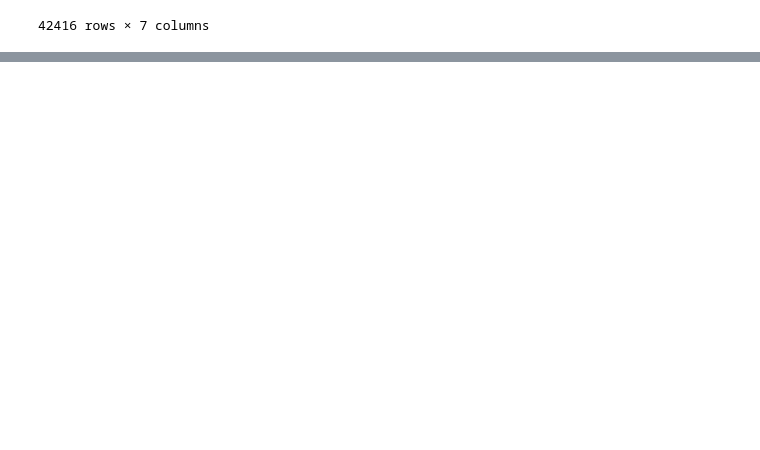
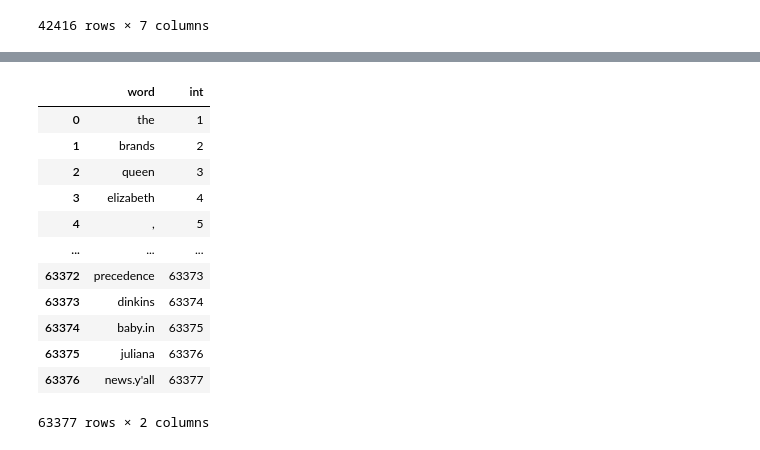
Before and after one commit to nabang1010/NRMS_nabang1010, a Jupyter notebook: data_preprocess_nabang1010.ipynb, the cells around one changed output, grey strips where cells are left out. Cells and saved outputs as stored; diff of their text form; code cells hidden in the pictures; blank space fills up the shorter version.

```diff
--- a/data_preprocess_nabang1010.ipynb
+++ b/data_preprocess_nabang1010.ipynb
@@ -446,0 +476,19 @@ parsed_news
+# %%
+
+word2int = pd.DataFrame(word2int.items(), columns=["word", "int"])
+# %%
+word2int
+# %% [output]
+|  | word | int |
+| 0 | the | 1 |
+| 1 | brands | 2 |
+| 2 | queen | 3 |
+| 3 | elizabeth | 4 |
+| 4 | , | 5 |
+| ... | ... | ... |
+| 63372 | precedence | 63373 |
+| 63373 | dinkins | 63374 |
+| 63374 | baby.in | 63375 |
+| 63375 | juliana | 63376 |
+| 63376 | news.y'all | 63377 |
+63377 rows × 2 columns
```
Also changed, not shown: parts of 10 cells of this notebook, 1 other file.
